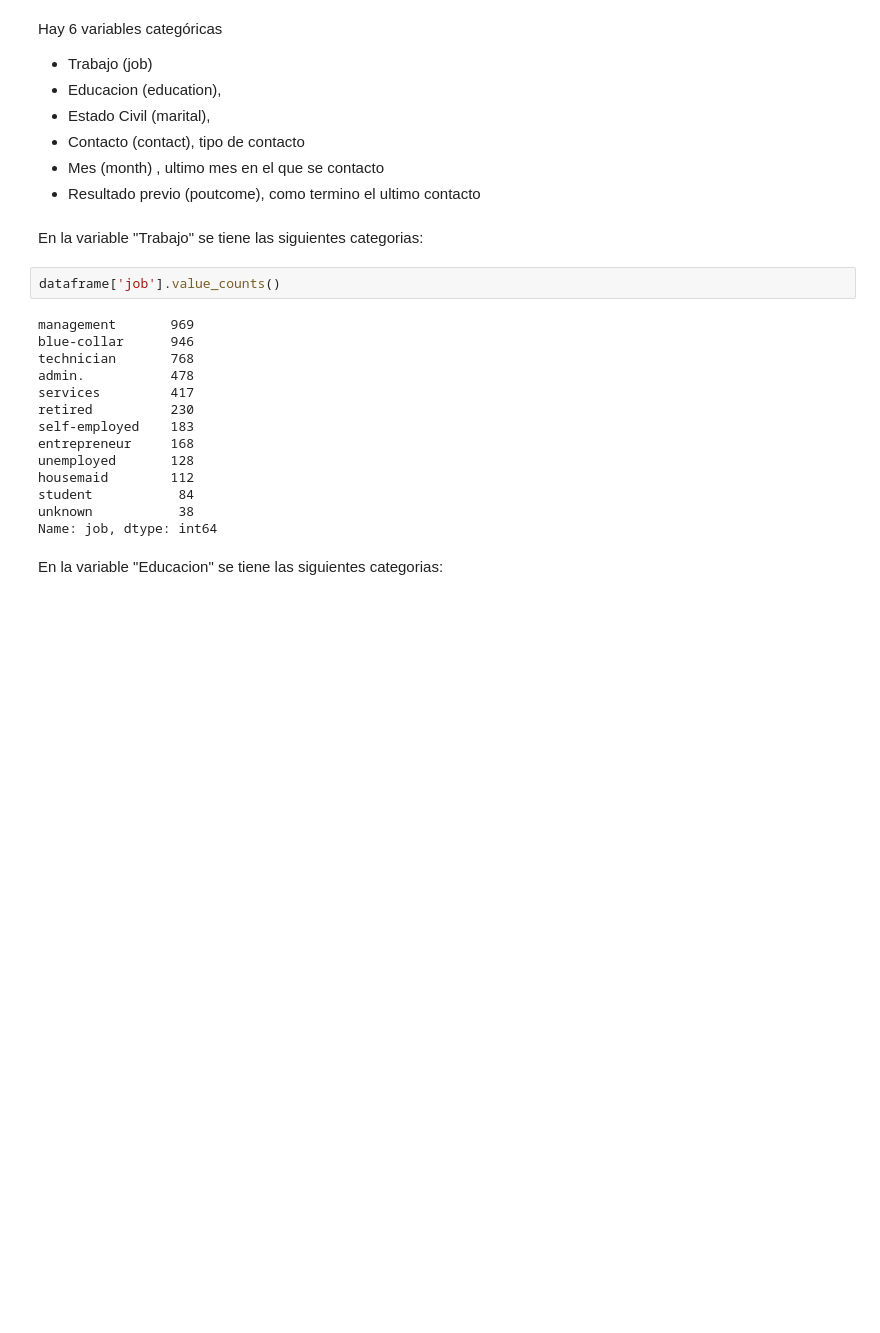
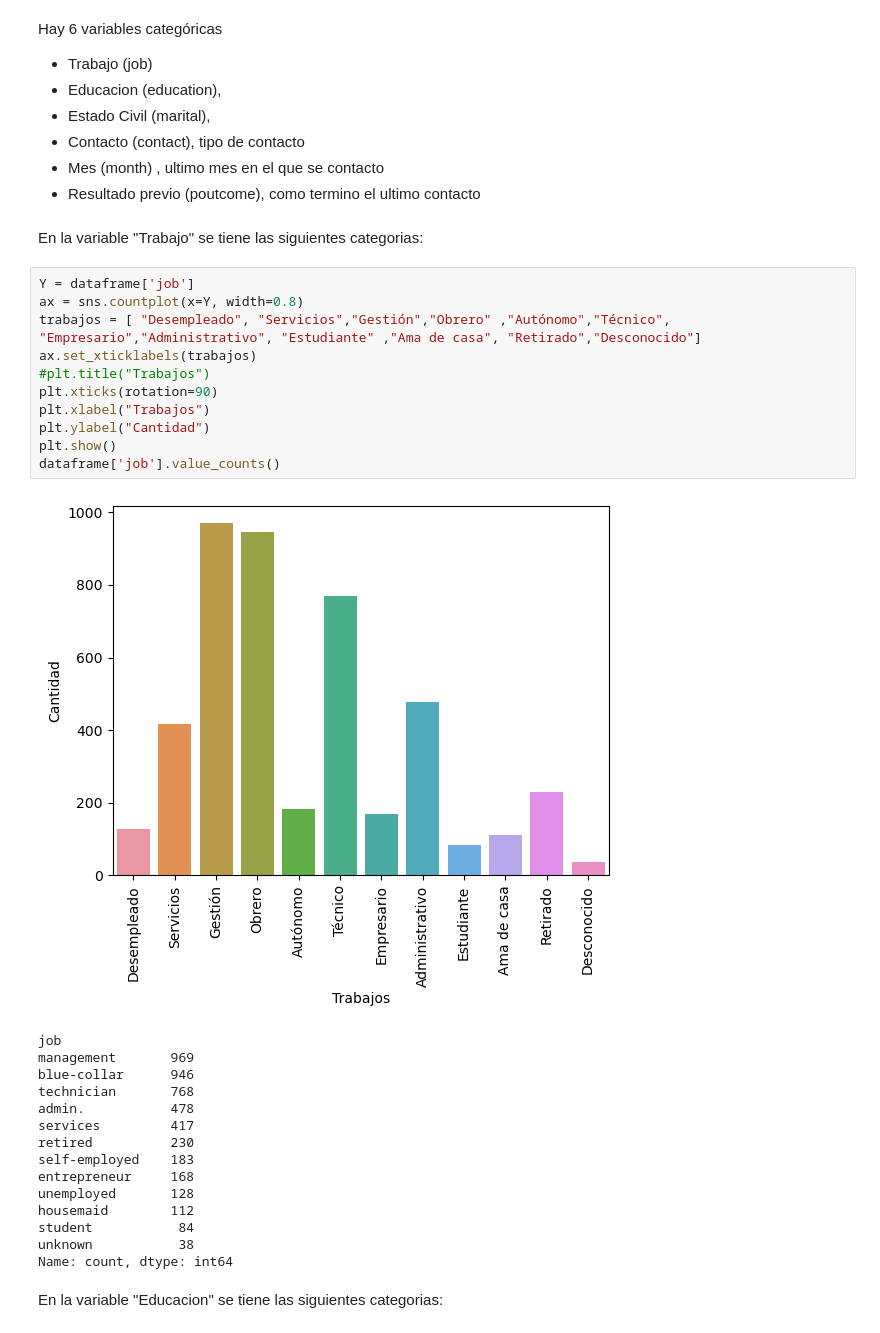
Before and after one commit to juandtap/IA_practica_01, a Jupyter notebook: practica_1_analisis_exploratorio_de_datos.ipynb, the cells around one changed output. Drawn from its saved outputs; the diff is of its cells as text; blank space fills up the shorter version.

```diff
--- a/practica_1_analisis_exploratorio_de_datos.ipynb
+++ b/practica_1_analisis_exploratorio_de_datos.ipynb
@@ -383,8 +379,19 @@ Hay 6 variables categóricas
 # %% [markdown]
 En la variable "Trabajo"  se tiene las siguientes categorias:
 # %%
+Y = dataframe['job']
+ax = sns.countplot(x=Y, width=0.8)
+trabajos = [ "Desempleado", "Servicios","Gestión","Obrero" ,"Autónomo","Técnico", "Empresario","Administrativo", "Estudiante" ,"Ama de casa", "Retirado","Desconocido"]
+ax.set_xticklabels(trabajos)
+#plt.title("Trabajos")
+plt.xticks(rotation=90)
+plt.xlabel("Trabajos")
+plt.ylabel("Cantidad")
+plt.show()
 dataframe['job'].value_counts()
 # %% [output]
+[figure, added]
+job
 management       969
 blue-collar      946
 technician       768
@@ -397,7 +404,7 @@ unemployed       128
 housemaid        112
 student           84
 unknown           38
-Name: job, dtype: int64
+Name: count, dtype: int64
 # %% [markdown]
 En la variable "Educacion"  se tiene las siguientes categorias:
 # %%
```
Also changed, not shown: parts of 31 cells of this notebook, 2 other files.
